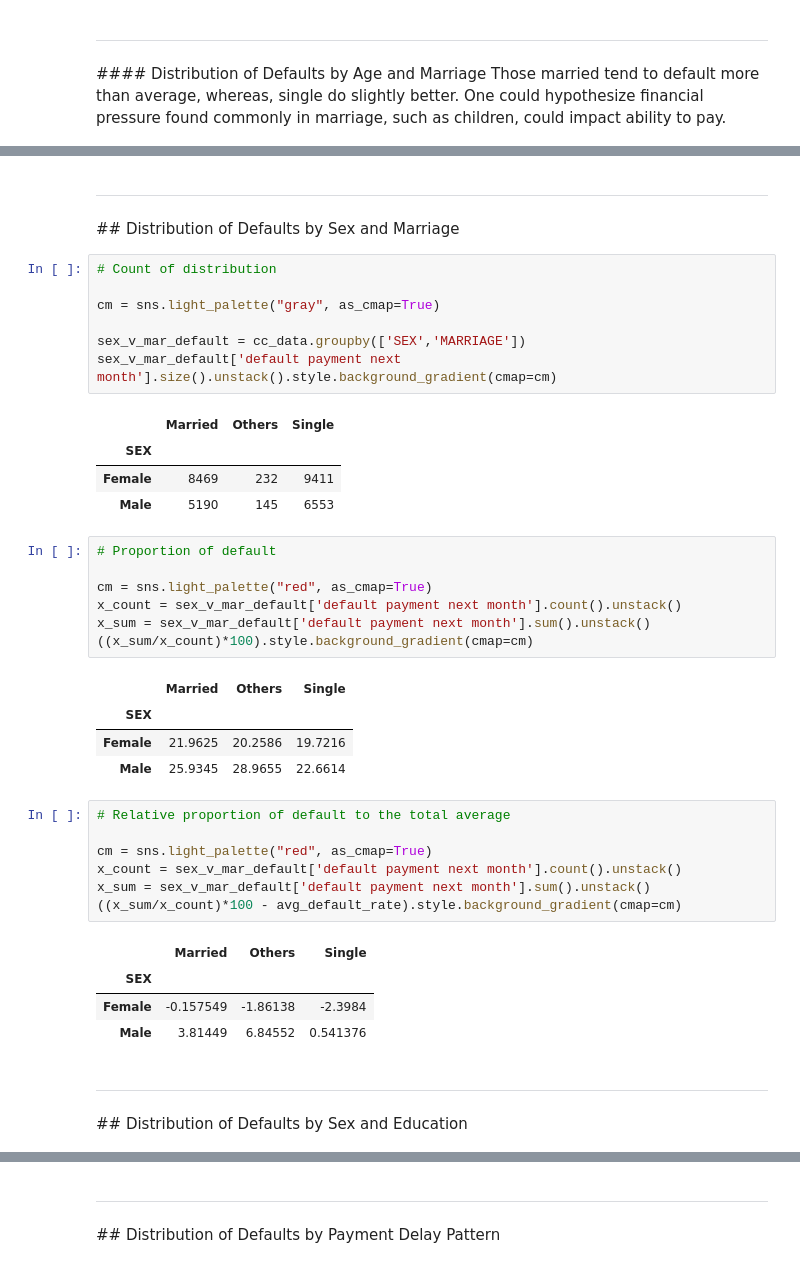
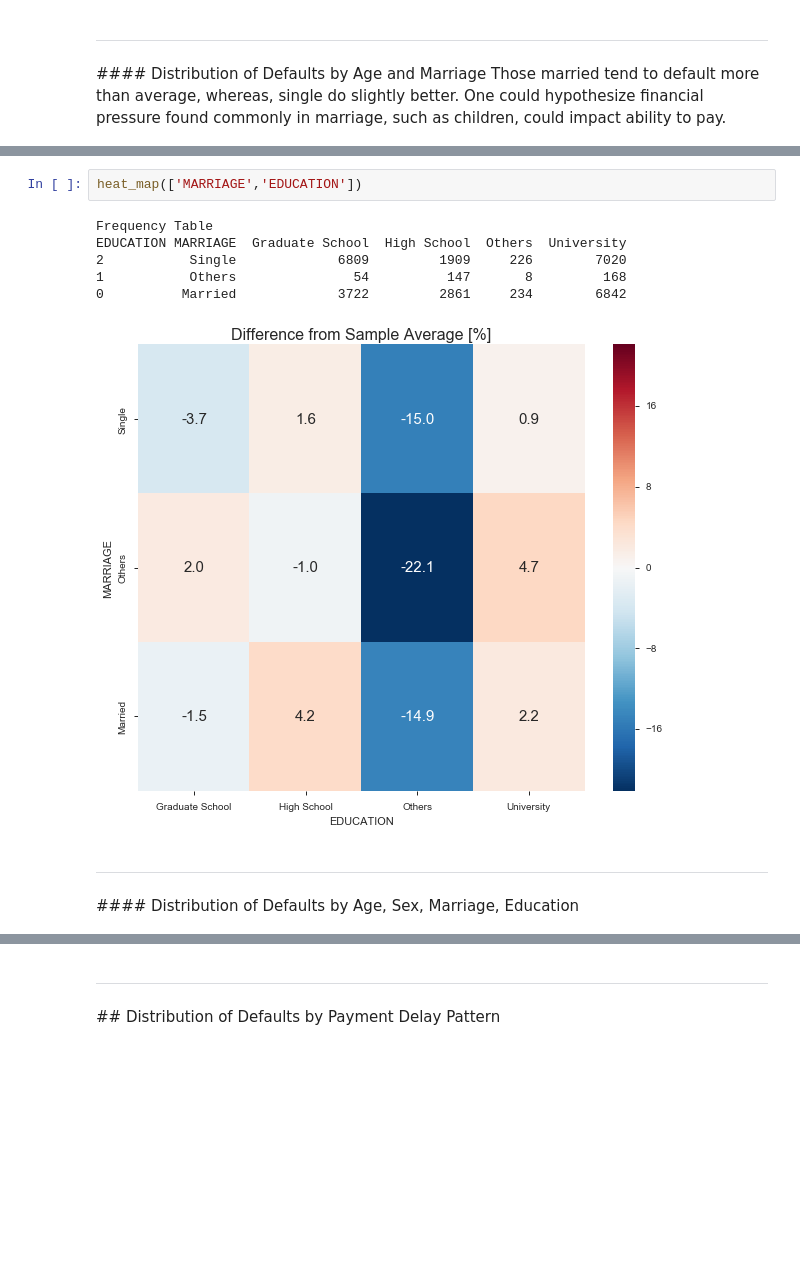
Before and after one commit to rlshuhart/MSDS7331_Project_1, a Jupyter notebook: MSDS7331_Project_1_Notebook.ipynb, the cells around one changed output, grey strips where cells are left out. Drawn from its saved outputs; the diff is of its cells as text; blank space fills up the shorter version.

```diff
--- a/MSDS7331_Project_1_Notebook.ipynb
+++ b/MSDS7331_Project_1_Notebook.ipynb
@@ -485,42 +486,12 @@ x_sum = age_v_mar_default['default payment next month'].sum().unstack()
+# %%
+heat_map(['MARRIAGE','EDUCATION'])
+# %% [output]
+Frequency Table
+EDUCATION MARRIAGE  Graduate School  High School  Others  University
+2           Single             6809         1909     226        7020
+1           Others               54          147       8         168
+0          Married             3722         2861     234        6842
+[figure, added]
 # %% [markdown]
 <hr>
-## Distribution of Defaults by Sex and Marriage
+#### Distribution of Defaults by Age, Sex, Marriage, Education
-# %%
-# Count of distribution
-
-cm = sns.light_palette("gray", as_cmap=True)
-
-sex_v_mar_default = cc_data.groupby(['SEX','MARRIAGE'])
-sex_v_mar_default['default payment next month'].size().unstack().style.background_gradient(cmap=cm)
-# %% [output]
-|  | Married | Others | Single |
-| SEX |  |  |  |
-| Female | 8469 | 232 | 9411 |
-| Male | 5190 | 145 | 6553 |
-# %%
-# Proportion of default
-
-cm = sns.light_palette("red", as_cmap=True)
-x_count = sex_v_mar_default['default payment next month'].count().unstack()
-x_sum = sex_v_mar_default['default payment next month'].sum().unstack()
-((x_sum/x_count)*100).style.background_gradient(cmap=cm)
-# %% [output]
-|  | Married | Others | Single |
-| SEX |  |  |  |
-| Female | 21.9625 | 20.2586 | 19.7216 |
-| Male | 25.9345 | 28.9655 | 22.6614 |
-# %%
-# Relative proportion of default to the total average
-
-cm = sns.light_palette("red", as_cmap=True)
-x_count = sex_v_mar_default['default payment next month'].count().unstack()
-x_sum = sex_v_mar_default['default payment next month'].sum().unstack()
-((x_sum/x_count)*100 - avg_default_rate).style.background_gradient(cmap=cm)
-# %% [output]
-|  | Married | Others | Single |
-| SEX |  |  |  |
-| Female | -0.157549 | -1.86138 | -2.3984 |
-| Male | 3.81449 | 6.84552 | 0.541376 |
-# %% [markdown]
-<hr>
-## Distribution of Defaults by Sex and Education
```
Also changed, not shown: parts of 28 cells of this notebook.
